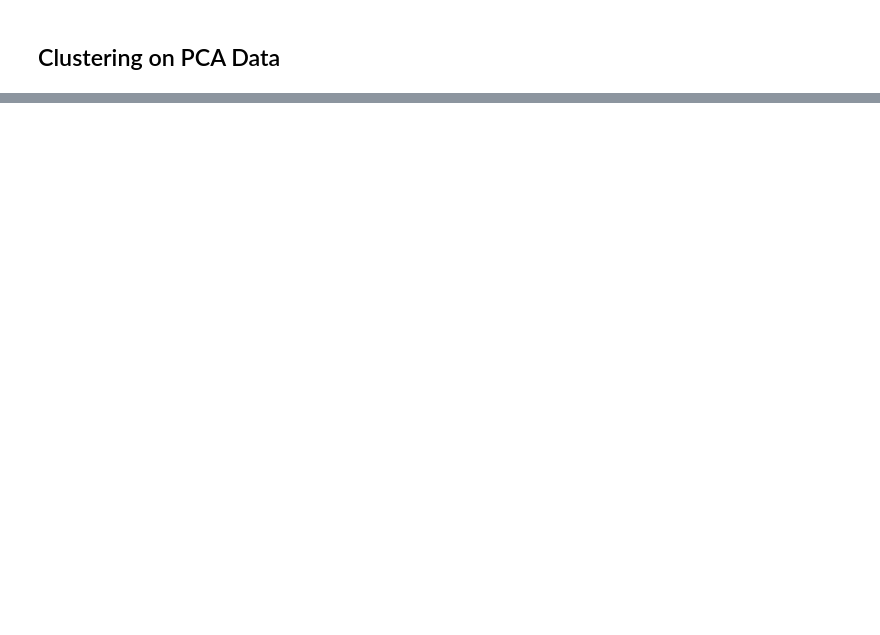
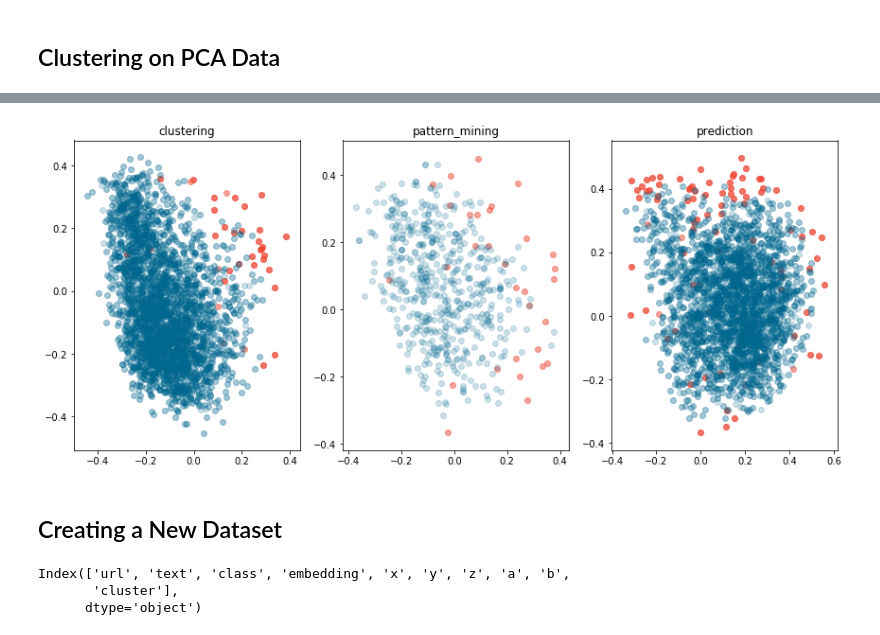
Before and after one commit to rsmttud/Recommender-System, a Jupyter notebook: notebooks/Noisy Clustering.ipynb, the cells around one changed output, grey strips where cells are left out. Cells and saved outputs as stored; diff of their text form; code cells hidden in the pictures; blank space fills up the shorter version.

```diff
--- a/notebooks/Noisy Clustering.ipynb
+++ b/notebooks/Noisy Clustering.ipynb
@@ -523,0 +536,22 @@ fig.tight_layout()
+# %%
+%matplotlib inline
+
+fig = plt.figure(figsize=(12,10))
+#fig.suptitle("Scatter Plots")
+
+
+for i,_class in enumerate(df_groups_pca.keys()):
+    ax = fig.add_subplot(2,3,i+1)
+    ax.set_title(_class)
+    _df = df_groups_pca[_class]
+    for cluster, data in _df.groupby("cluster"):
+        if cluster != -1:
+            color_from_cmap = matplotlib.cm.get_cmap("Blues")(random.uniform(0, 1))
+            ax.scatter(data.a, data.b, color = "#00678F", alpha = 0.2)
+        else:
+            ax.scatter(data.a, data.b, color = "#EF4836", alpha = 0.5)
+fig.tight_layout()
+# %% [output]
+[figure, added]
+# %% [markdown]
+## Creating a New Dataset
@@ -523,0 +562,6 @@ fig.tight_layout()
+# %%
+df_export.columns
+# %% [output]
+Index(['url', 'text', 'class', 'embedding', 'x', 'y', 'z', 'a', 'b',
+       'cluster'],
+      dtype='object')
```
Also changed, not shown: parts of 14 cells of this notebook.
